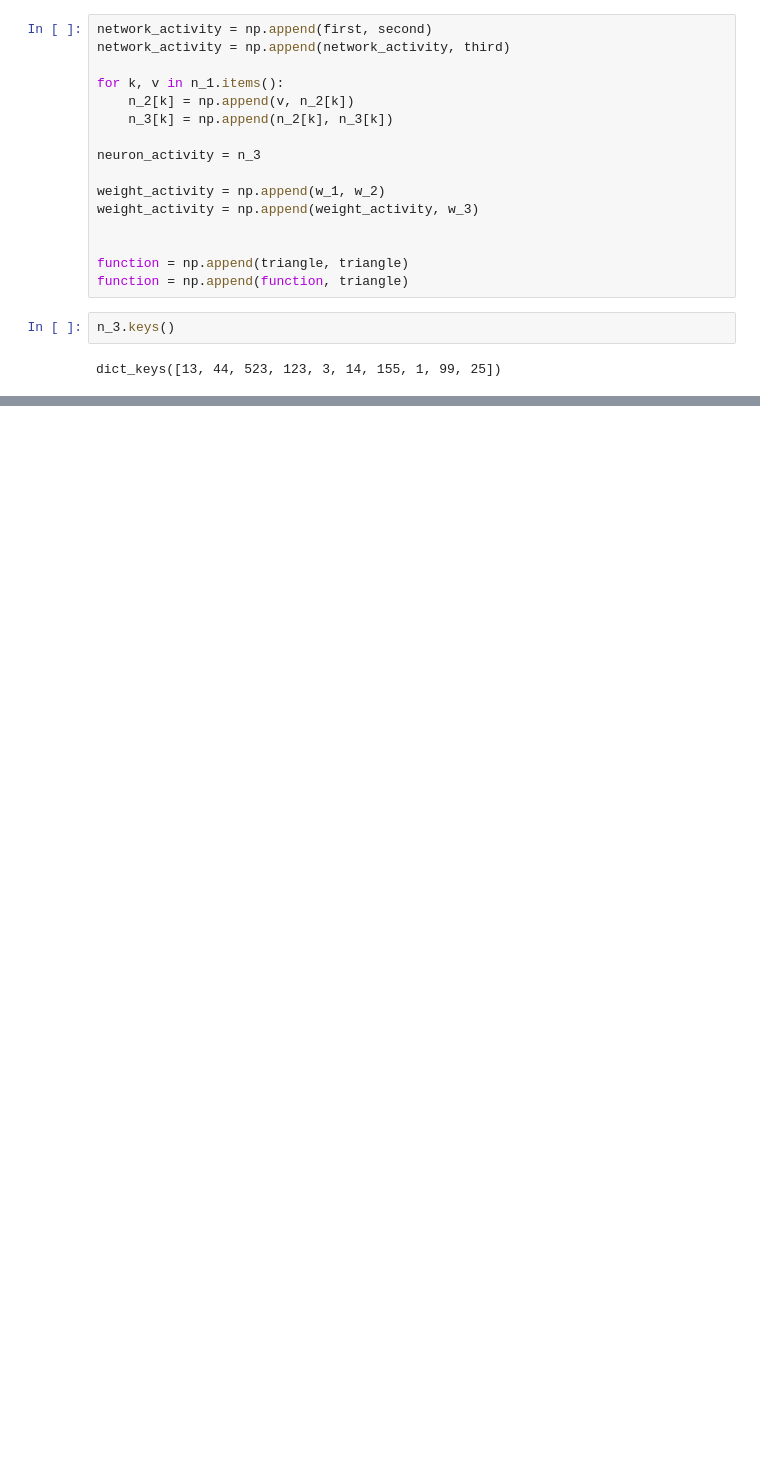
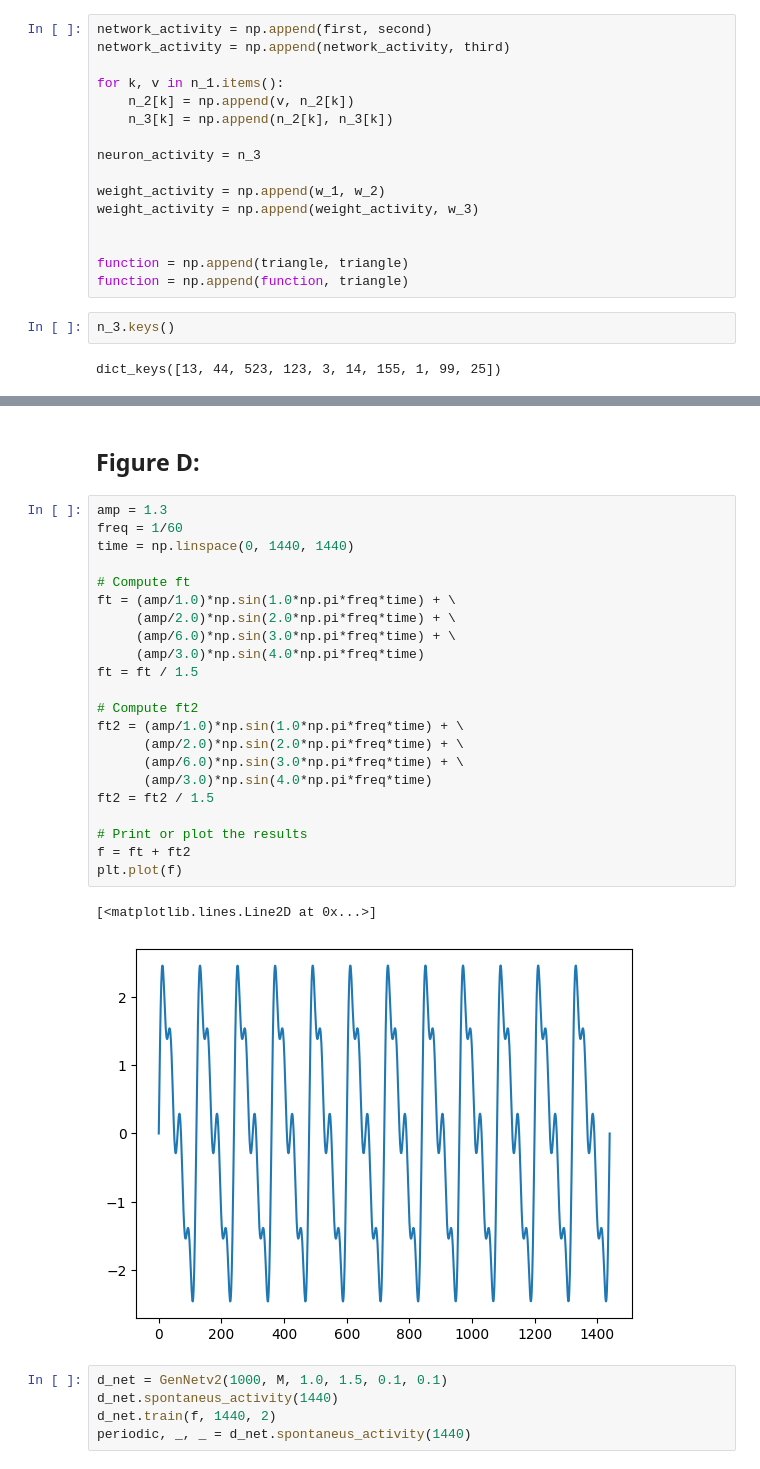
Before and after one commit to CEBangu/MOD_201, a Jupyter notebook: MOD201 final_report/final_report.ipynb, the cells around one changed output, grey strips where cells are left out. Saved outputs shown, nothing was run; the diff lists cells and outputs as text; blank space fills up the shorter version.

```diff
--- a/MOD201 final_report/final_report.ipynb
+++ b/MOD201 final_report/final_report.ipynb
@@ -304,0 +371,32 @@ AttributeError: Line2D.set() got an unexpected keyword argument 'width'
+# %% [markdown]
+## Figure D:
+# %%
+amp = 1.3
+freq = 1/60
+time = np.linspace(0, 1440, 1440)
+
+# Compute ft
+ft = (amp/1.0)*np.sin(1.0*np.pi*freq*time) + \
+     (amp/2.0)*np.sin(2.0*np.pi*freq*time) + \
+     (amp/6.0)*np.sin(3.0*np.pi*freq*time) + \
+     (amp/3.0)*np.sin(4.0*np.pi*freq*time)
+ft = ft / 1.5
+
+# Compute ft2
+ft2 = (amp/1.0)*np.sin(1.0*np.pi*freq*time) + \
+      (amp/2.0)*np.sin(2.0*np.pi*freq*time) + \
+      (amp/6.0)*np.sin(3.0*np.pi*freq*time) + \
+      (amp/3.0)*np.sin(4.0*np.pi*freq*time)
+ft2 = ft2 / 1.5
+
+# Print or plot the results
+f = ft + ft2
+plt.plot(f)
+# %% [output]
+[<matplotlib.lines.Line2D at 0x...>]
+[figure, added]
+# %%
+d_net = GenNetv2(1000, M, 1.0, 1.5, 0.1, 0.1)
+d_net.spontaneus_activity(1440)
+d_net.train(f, 1440, 2)
+periodic, _, _ = d_net.spontaneus_activity(1440)
```
Also changed, not shown: parts of 14 cells of this notebook.
